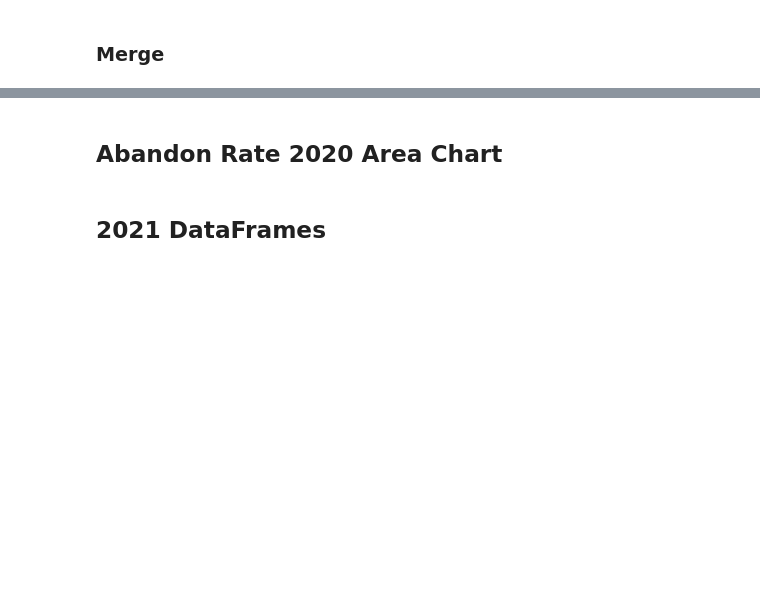
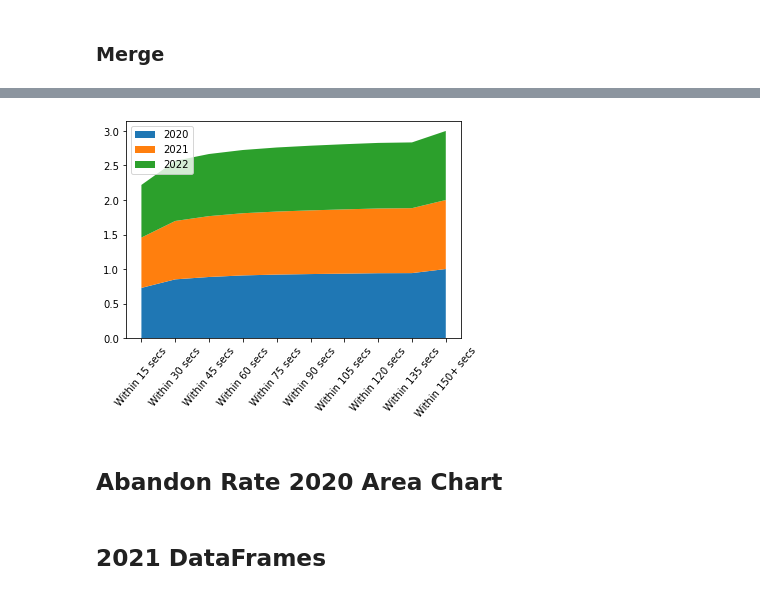
Before and after one commit to NSS-Data-Analytics-Cohort-6/fcs-crisis-sailing-the-seaborn, a Jupyter notebook: notebooks/FCS_Crisis_Study.ipynb, the cells around one changed output, grey strips where cells are left out. Saved outputs shown, nothing was run; the diff lists cells and outputs as text; code cells hidden in the pictures; blank space fills up the shorter version.

Commit message:
created stacked area chart - now need to unstack

```diff
--- a/notebooks/FCS_Crisis_Study.ipynb
+++ b/notebooks/FCS_Crisis_Study.ipynb
@@ -65,0 +171,4 @@ service_speed_2020_2021
+# %%
+speed_percent_2022 = ['0.7627', '0.8707', '0.9001', '0.9159', '0.9282', '0.9369', '0.9440', '0.9501', '0.9525', '1.0000']
+service_speed_2020_2021['Percent_2022'] = speed_percent_2022
+service_speed_2020_2021
@@ -65,0 +187,5 @@ service_speed_2020_2021
+# %%
+service_speed_2020_2021.columns = ['Answer', 'Count_2020', 'Delta_2020', 'Percent_2020', 'Count_2021', 'Delta_2021', 'Percent_2021', 'Percent_2022']
+
+service_speed_2020_2022 = service_speed_2020_2021
+service_speed_2020_2022
@@ -65,0 +222,3 @@ service_speed_2020_2021
+# %%
+service_speed_2020_2022['Percent_2022'] = service_speed_2020_2022['Percent_2022'].astype(float, errors = 'raise')
+service_speed_2020_2022.info()
@@ -66,3 +241,4 @@ service_speed_2020_2021
 # %%
-service_speed_2020_2022 =
+#service_speed_2020_2022 = pd.merge(service_speed_2020_2021, service_speed_2021, on='Answer', how='inner')
+#service_speed_2020_2022
 # %%
@@ -91,10 +267,12 @@ plt.stackplot(x,y, labels=['A','B','C'])
 plt.legend(loc='upper left')
 plt.show()
 # %%
-x=service_speed_2020.Answer
-y=service_speed_2020.Percent
+x=service_speed_2020_2022.Answer
+y=[service_speed_2020_2022.Percent_2020, service_speed_2020_2022.Percent_2021, service_speed_2020_2022.Percent_2022]
 
-plt.stackplot(x,y, labels=['2020'])
+plt.stackplot(x,y, labels=['2020', '2021', '2022'])
 plt.legend(loc='upper left')
 plt.xticks(rotation = 50)
 plt.show()
+# %% [output]
+[figure, added]
```
Also changed, not shown: parts of 19 cells of this notebook.
